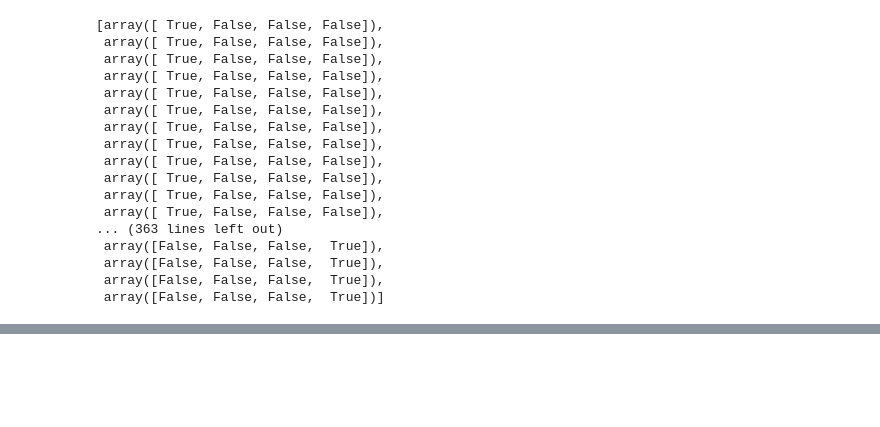
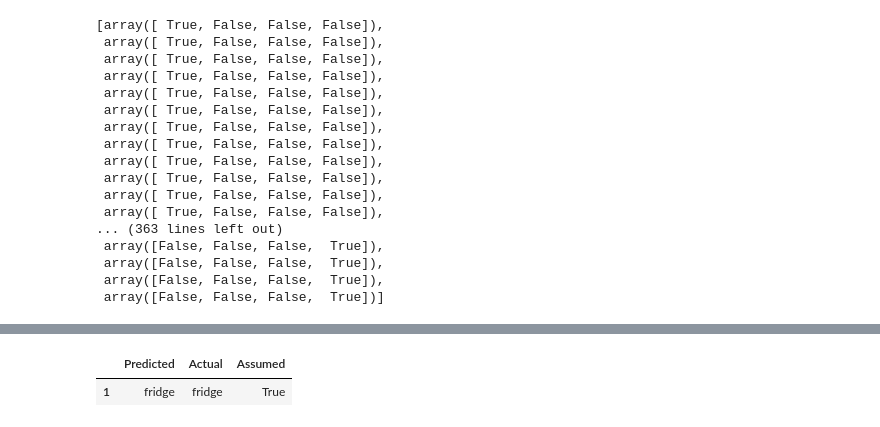
Before and after one commit to caxefaizan/S3_bucket_manipulation, a Jupyter notebook: End to End Conversion.ipynb, the cells around one changed output, grey strips where cells are left out. Drawn from its saved outputs; the diff is of its cells as text; code cells hidden in the pictures; blank space fills up the shorter version.

```diff
--- a/End to End Conversion.ipynb
+++ b/End to End Conversion.ipynb
@@ -321,0 +427,18 @@ cc = pd.read_csv('3dprinter.csv')
+# %%
+# Create a function to unbatch a batched dataset
+def unbatchify(data):
+    """
+  Takes a batched dataset of (file, label) Tensors and returns separate arrays
+  of images and labels.
+    """
+    files = []
+    labels = []
+  # Loop through unbatched data
+    for file, label in data.unbatch().as_numpy_iterator():
+        files.append(file)
+        labels.append(unique_devices[np.argmax(label)])
+    return files, labels
+
+# Unbatchify the validation data
+val_files, val_labels = unbatchify(val_data)
+val_files[0], val_labels[0]
@@ -321,0 +484,8 @@ cc = pd.read_csv('3dprinter.csv')
+# %%
+# View an example prediction, original image and truth label
+plot_pred(prediction_probabilities=predictions,
+          labels=val_labels,
+          files=val_files)
+# %% [output]
+|  | Predicted | Actual | Assumed |
+| 1 | fridge | fridge | True |
```
Also changed, not shown: parts of 29 cells of this notebook.
